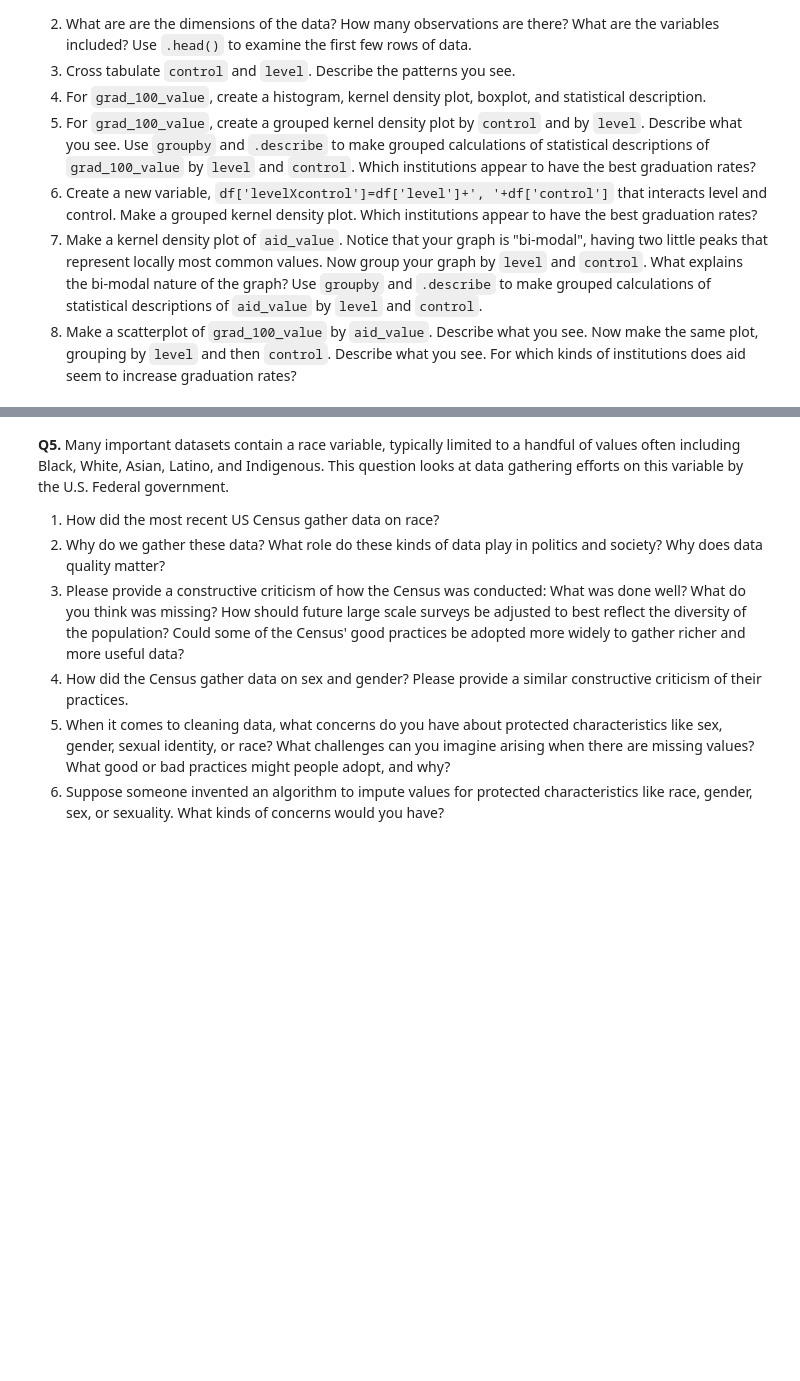
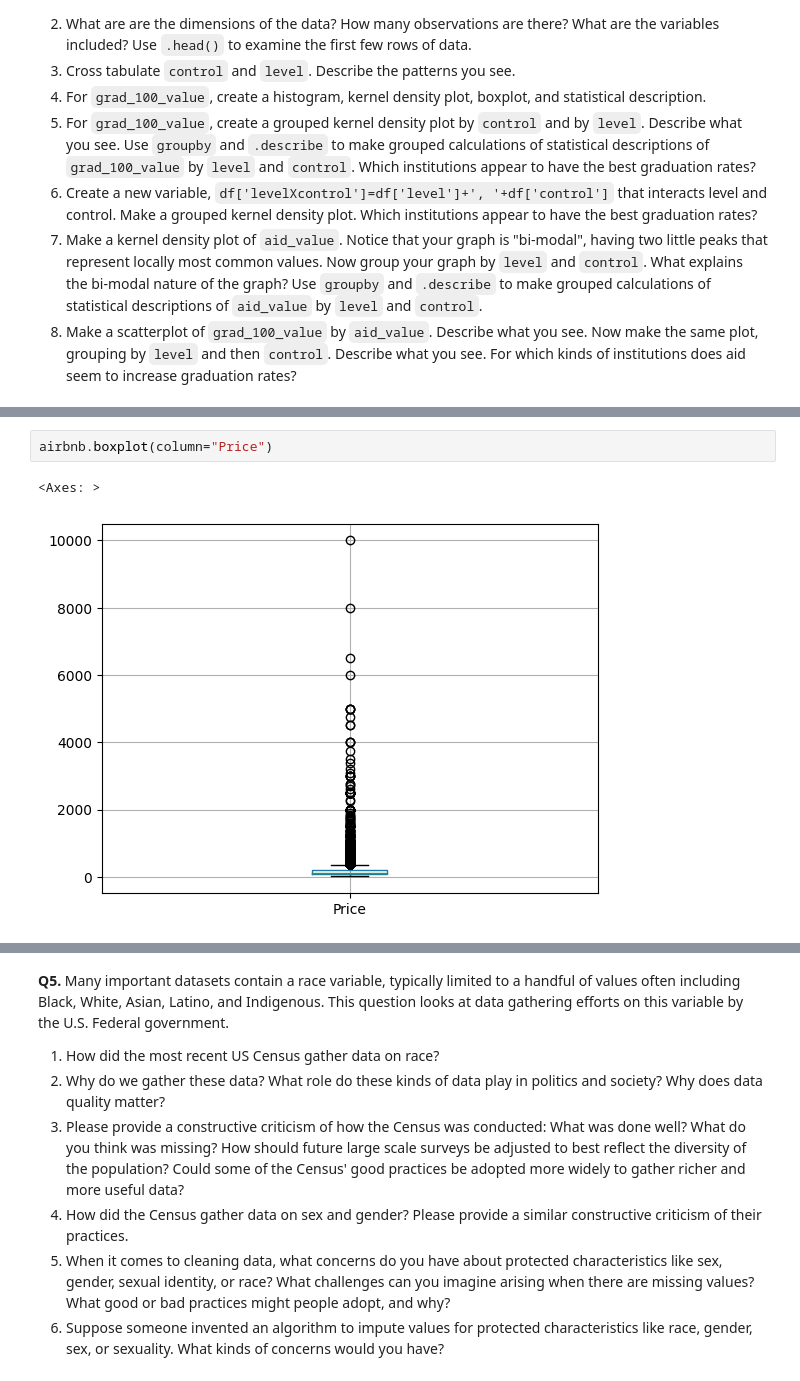
Before and after one commit to MKhour/DS3001, a Jupyter notebook: assignment2.ipynb, the cells around one changed output, grey strips where cells are left out. Drawn from its saved outputs; the diff is of its cells as text; blank space fills up the shorter version.

```diff
--- a/assignment2.ipynb
+++ b/assignment2.ipynb
@@ -403,0 +502,5 @@ The "relevant" variables for this question are:
+# %%
+airbnb.boxplot(column="Price")
+# %% [output]
+<Axes: >
+[figure, added]
```
Also changed, not shown: parts of 54 cells of this notebook.
